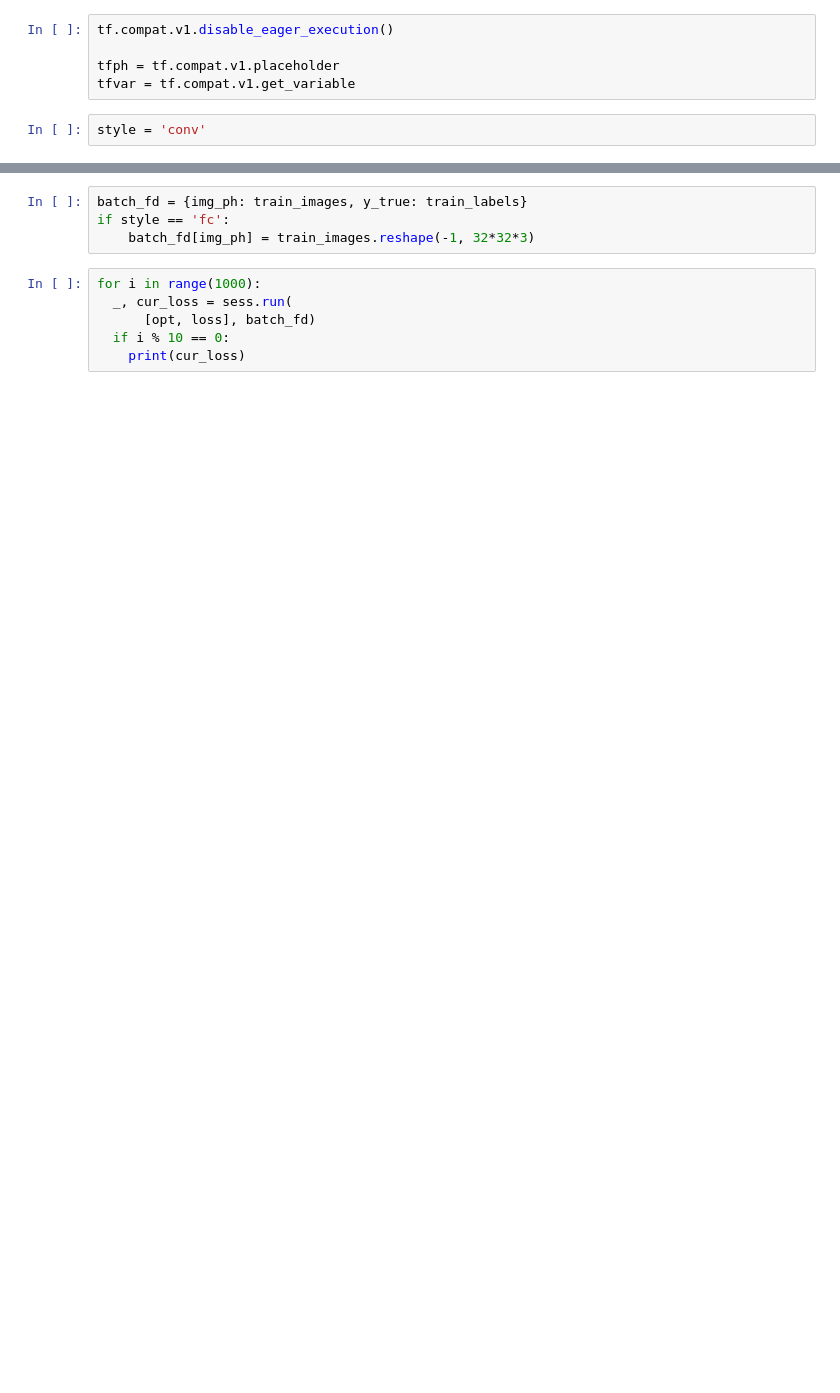
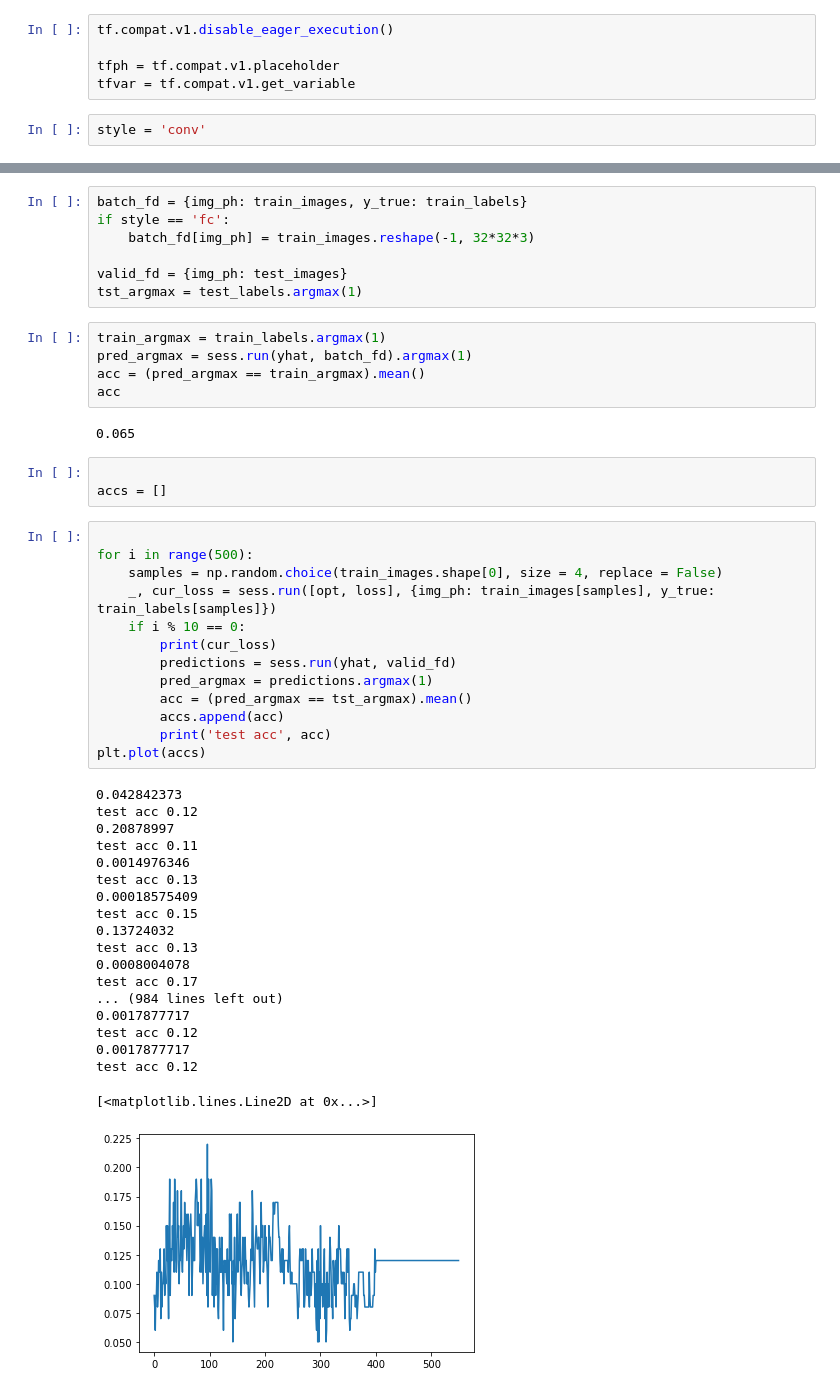
Before and after one commit to leedtan/Teaching, a Jupyter notebook: conv_v1.ipynb, the cells around one changed output, grey strips where cells are left out. Drawn from its saved outputs; the diff is of its cells as text; blank space fills up the shorter version.

```diff
--- a/conv_v1.ipynb
+++ b/conv_v1.ipynb
@@ -62,9 +96,49 @@ sess.run(tf.compat.v1.global_variables_initializer())
 batch_fd = {img_ph: train_images, y_true: train_labels}
 if style == 'fc':
     batch_fd[img_ph] = train_images.reshape(-1, 32*32*3)
+
+valid_fd = {img_ph: test_images}
+tst_argmax = test_labels.argmax(1)
-# %%
-for i in range(1000):
-  _, cur_loss = sess.run(
-      [opt, loss], batch_fd)
-  if i % 10 == 0:
-    print(cur_loss)
+# %%
+train_argmax = train_labels.argmax(1)
+pred_argmax = sess.run(yhat, batch_fd).argmax(1)
+acc = (pred_argmax == train_argmax).mean()
+acc
+# %% [output]
+0.065
+# %%
+
+accs = []
+# %%
+
+for i in range(500):
+    samples = np.random.choice(train_images.shape[0], size = 4, replace = False)
+    _, cur_loss = sess.run([opt, loss], {img_ph: train_images[samples], y_true: train_labels[samples]})
+    if i % 10 == 0:
+        print(cur_loss)
+        predictions = sess.run(yhat, valid_fd)
+        pred_argmax = predictions.argmax(1)
+        acc = (pred_argmax == tst_argmax).mean()
+        accs.append(acc)
+        print('test acc', acc)
+plt.plot(accs)
+# %% [output]
+0.042842373
+test acc 0.12
+0.20878997
+test acc 0.11
+0.0014976346
+test acc 0.13
+0.00018575409
+test acc 0.15
+0.13724032
+test acc 0.13
+0.0008004078
+test acc 0.17
+... (984 lines left out)
+0.0017877717
+test acc 0.12
+0.0017877717
+test acc 0.12
+[<matplotlib.lines.Line2D at 0x...>]
+[figure, added]
```
Also changed, not shown: parts of 8 cells of this notebook, 1 other file.
